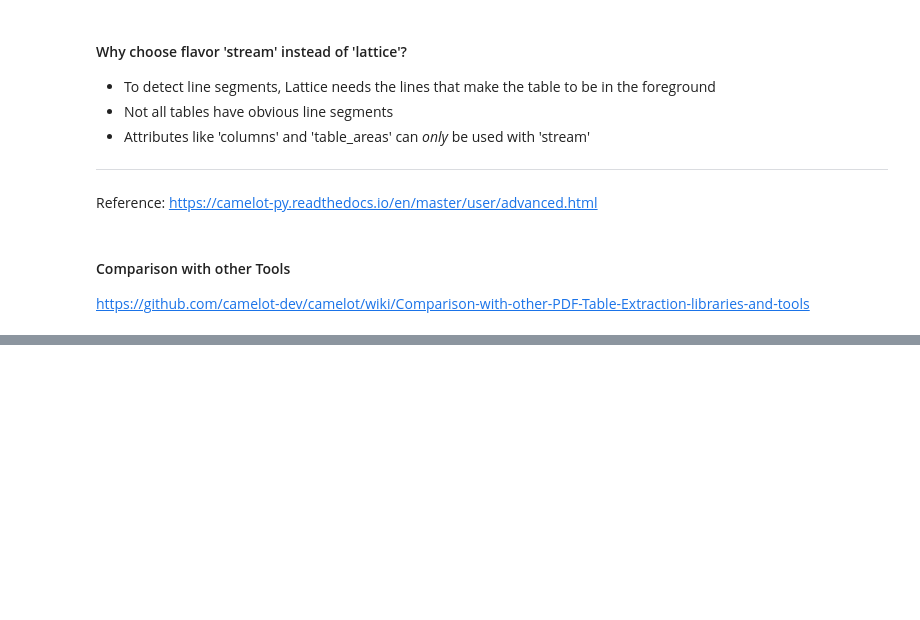
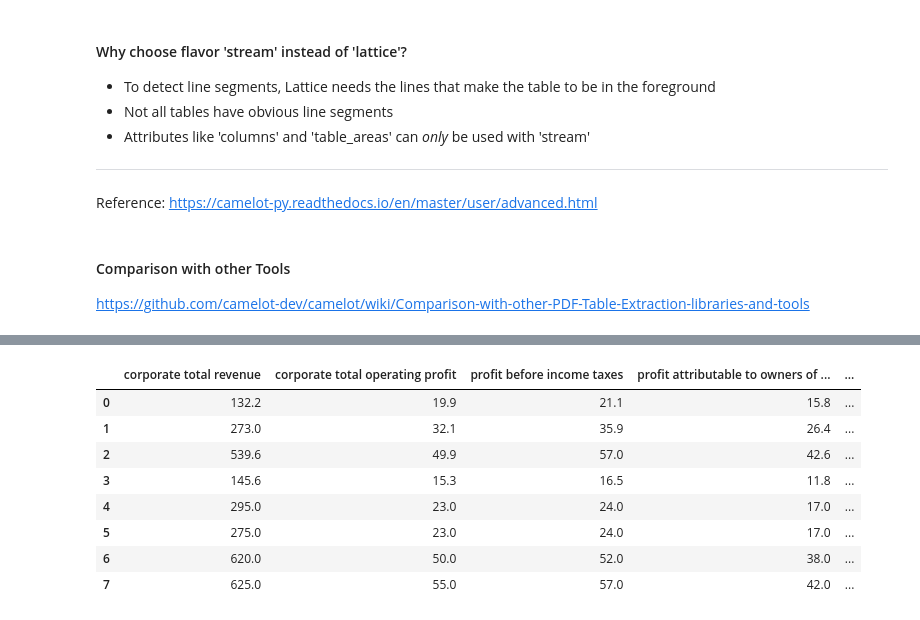
Before and after one commit to Lim-Wei-Jie/NLPeople, a Jupyter notebook: camelot.ipynb, the cells around one changed output, grey strips where cells are left out. Drawn from its saved outputs; the diff is of its cells as text; code cells hidden in the pictures; blank space fills up the shorter version.

```diff
--- a/camelot.ipynb
+++ b/camelot.ipynb
@@ -493,0 +139,15 @@ this is the painpoint we havee i dont think this can be solved need to have a wo
+# %%
+nikon_q1fy2023 = income_statement('nikon corporation')
+nikon_q1fy2023.load_excel('edited/q1fy2023-financial-data.xlsx')
+pd.set_option('display.max_columns', None)
+nikon_q1fy2023.content
+# %% [output]
+|  | corporate total revenue | corporate total operating profit | profit before income taxes | profit attributable to owners of ... | ... |
+| 0 | 132.2 | 19.9 | 21.1 | 15.8 | ... |
+| 1 | 273.0 | 32.1 | 35.9 | 26.4 | ... |
+| 2 | 539.6 | 49.9 | 57.0 | 42.6 | ... |
+| 3 | 145.6 | 15.3 | 16.5 | 11.8 | ... |
+| 4 | 295.0 | 23.0 | 24.0 | 17.0 | ... |
+| 5 | 275.0 | 23.0 | 24.0 | 17.0 | ... |
+| 6 | 620.0 | 50.0 | 52.0 | 38.0 | ... |
+| 7 | 625.0 | 55.0 | 57.0 | 42.0 | ... |
```
Also changed, not shown: parts of 48 cells of this notebook.
